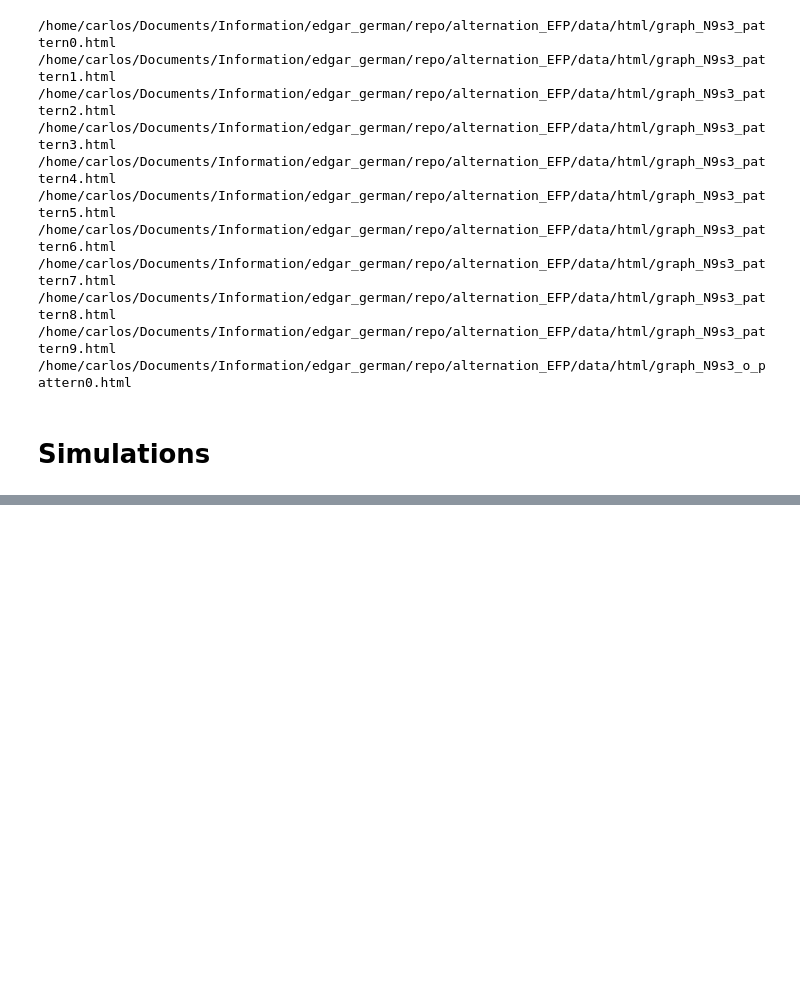
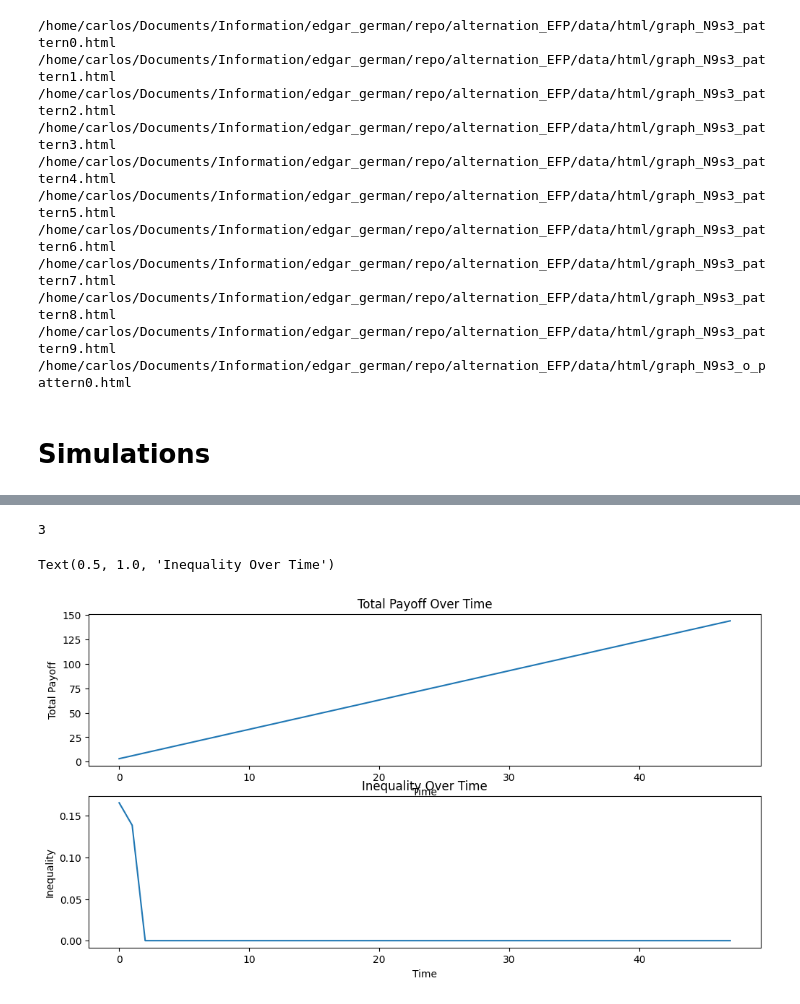
Before and after one commit to calvar/alternation_EFP, a Jupyter notebook: notebooks/recuperation_data.ipynb, the cells around one changed output, grey strips where cells are left out. Drawn from its saved outputs; the diff is of its cells as text; code cells hidden in the pictures; blank space fills up the shorter version.

```diff
--- a/notebooks/recuperation_data.ipynb
+++ b/notebooks/recuperation_data.ipynb
@@ -153,0 +159,21 @@ def compute_equality(pattern, ini, T):
+# %%
+procs = {i:1 for i in range(N)}
+Neff = sum(procs.values())
+steps = 50
+agent_ids = [str(i) for i in procs.keys()]
+#num_to_letter_map = dict(zip(range(0,26), string.ascii_lowercase))
+#node_ids = [str(i)+num_to_letter_map[j] for i in procs.keys() for j in range(procs[i])]
+
+series, ones = simulate(
+    n=Neff,
+    s=s,
+    idx=0,
+    Nsteps=steps,
+    init_cond='0'*Neff,
+    down_times=[0 for i in range(Neff)],
+    down_lapses=[0 for i in range(Neff)],
+    down_agents=agent_ids,
+    random_thresh=0.5,
+    seed=seed,
+    sufix='_o'
+    )
@@ -153,0 +198,29 @@ def compute_equality(pattern, ini, T):
+# %%
+T = find_pattern_period(series)
+T
+# %% [output]
+3
+# %%
+total_payoff = []
+inequality = []
+for i in range(0, len(series)-T):
+    payoff = compute_state_payoff(s, series[i+T])
+    ineq = compute_inequality(series, i, T)
+    total_payoff.append(total_payoff[-1]+payoff if total_payoff else payoff)
+    inequality.append(ineq)
+# %%
+t = np.arange(len(total_payoff))
+fig0 = plt.figure(figsize=(12, 6))
+plt.subplot(2, 1, 1)
+plt.plot(t, total_payoff, label='Total Payoff')
+plt.xlabel('Time')
+plt.ylabel('Total Payoff')
+plt.title('Total Payoff Over Time')
+plt.subplot(2, 1, 2)
+plt.plot(t, inequality, label='Inequality')
+plt.xlabel('Time')
+plt.ylabel('Inequality')
+plt.title('Inequality Over Time')
+# %% [output]
+Text(0.5, 1.0, 'Inequality Over Time')
+[figure, added]
```
Also changed, not shown: parts of 6 cells of this notebook.
